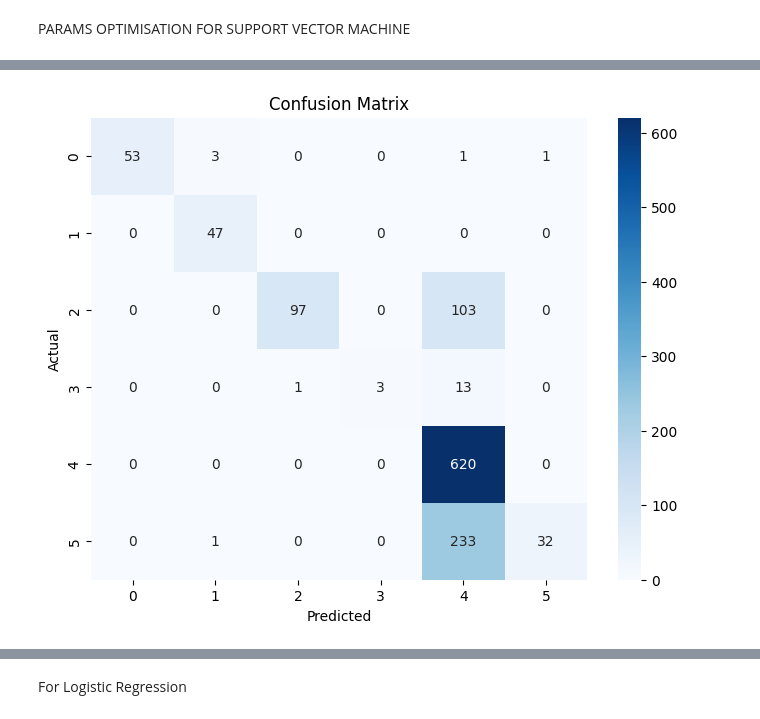
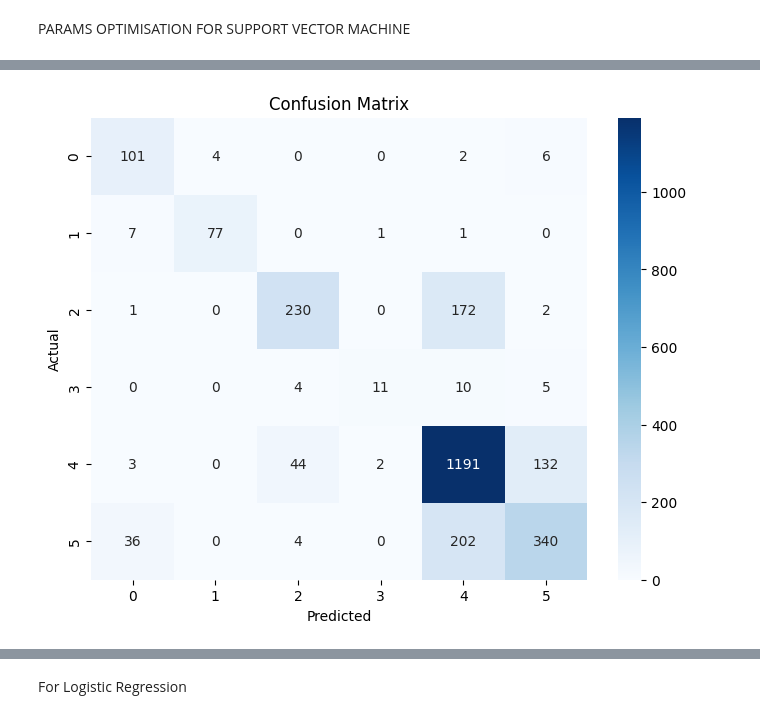
Before and after one commit to Addymozzee/mlbearing, a Jupyter notebook: notebook/Model_Train_Test.ipynb, the cells around one changed output, grey strips where cells are left out. Cells and saved outputs as stored; diff of their text form; code cells hidden in the pictures.

```diff
--- a/notebook/Model_Train_Test.ipynb
+++ b/notebook/Model_Train_Test.ipynb
@@ -749,13 +799,20 @@ Recall: 0.35378809690783175
 # %% [markdown]
 PARAMS OPTIMISATION FOR SUPPORT VECTOR MACHINE
 # %%
+# Create an Optuna Study
+study = optuna.create_study(direction="maximize")
+
 def objective(trial):
+    kernel = trial.suggest_categorical("kernel", ['linear', 'rbf', 'sigmoid'])
+
     svm_cl = SVC(
-        C=trial.suggest_float("C_svm", 1e-3, 1e3, log=True),
-        kernel="rbf",
-        gamma="scale"
+        C=trial.suggest_float("C_svm", 0.1, 100, log=True),
+        kernel=kernel,
+        gamma=trial.suggest_categorical("gamma", ['scale', 'auto', 0.1, 1, 10]),
+        degree=trial.suggest_int('degree', 1, 5) if kernel=='poly' else 3,
+        coef0=trial.suggest_float('coef0', -1.0, 1.0),
+        class_weight=trial.suggest_categorical('class_weight', [None, 'balanced'])
     )
-
     svm_cl.fit(X_train, y_train)
     preds = svm_cl.predict(X_test)
 
@@ -765,47 +822,75 @@ def objective(trial):
     precision = precision_score(y_test, preds, average='macro')
     recall = recall_score(y_test, preds, average='macro')
 
-    return 1 - accuracy  # Optuna minimizes the objective function
+    return accuracy  # Optuna maximizes the accuracy
 
-study = optuna.create_study(direction="minimize")
-study.optimize(objective, n_trials=100)
+# Conduct optimization trials
+study.optimize(objective, n_trials=10)
 
-print("Number of finished trials: ", len(study.trials))
-print("Best trial:")
-trial = study.best_trial
-
-print("Value: ", trial.value)
-print("Params: ")
-for key, value in trial.params.items():
-    print(f"    {key}: {value}")
-
-# Use the best parameters to train the final SVM
+# Get the best hyperparameters from the study
+best_params = study.best_params
 best_svm_cl = SVC(
-    C=trial.params["C_svm"],
-    kernel="rbf",
-    gamma="scale"
+    C=best_params["C_svm"],
+    kernel=best_params["kernel"],
+    gamma=best_params["gamma"],
 )
 
 best_svm_cl.fit(X_train, y_train)
 preds = best_svm_cl.predict(X_test)
 
-# Calculate performance metrics with the best SVM
+# Calculate performance metrics
 accuracy = accuracy_score(y_test, preds)
 f1 = f1_score(y_test, preds, average='macro')
 precision = precision_score(y_test, preds, average='macro')
 recall = recall_score(y_test, preds, average='macro')
+cm = confusion_matrix(y_test, preds)
+cv_scores = cross_val_score(svm_cl, X_train, y_train, cv=5)  # Assuming 5-fold CV
+class_labels = ['normal', 'early', 'suspect', 'imminent_failure', 'inner_race_failure', 'stage_two_failure']
+
+# Save intermediate results
+intermediate_results = {
+    "svm_cl": svm_cl,
+    "preds": preds,
+    "accuracy": accuracy,
+    "f1": f1,
+    "precision": precision,
+    "recall": recall
+}
+joblib.dump(intermediate_results, "svm_intermediate_results.pkl")
+
 
 print("Accuracy:", accuracy)
 print("F1 Score:", f1)
 print("Precision:", precision)
 print("Recall:", recall)
+# Print cross-validation results
+print("\nCross-Validation Scores:", cv_scores)
+print("Average CV Score:", np.mean(cv_scores))
+
+print("confusion_matrix")
+print(cm)
+
+# Classification Report
+class_names = [str(label) for label in set(y_test)]  # Convert labels to strings
+classification_rep = classification_report(y_test, preds, target_names=class_names)
+print("Classification Report:")
+print(classification_rep)
 
 # Confusion Matrix
-cm = confusion_matrix(y_test, preds)
 plt.figure(figsize=(8,6))
 sns.heatmap(cm, annot=True, fmt='g', cmap='Blues')
 plt.xlabel('Predicted')
 plt.ylabel('Actual')
 plt.title('Confusion Matrix')
 plt.show()
+
+# Plotting CV results
+plt.figure(figsize=(10,6))
+sns.lineplot(x=range(1, len(cv_scores)+1), y=cv_scores)
+plt.axhline(y=np.mean(cv_scores), color='r', linestyle='--', label="Average CV Score")
+plt.xlabel('Fold')
+plt.ylabel('Accuracy')
+plt.title('Cross-Validation Scores')
+plt.legend()
+plt.show()
 # %% [output]
@@ -838 +925 @@ Recall: 0.6159274072605448
-[figure, old version]
+[figure, new version]
```
Also changed, not shown: parts of 10 cells of this notebook, 36 other files.
